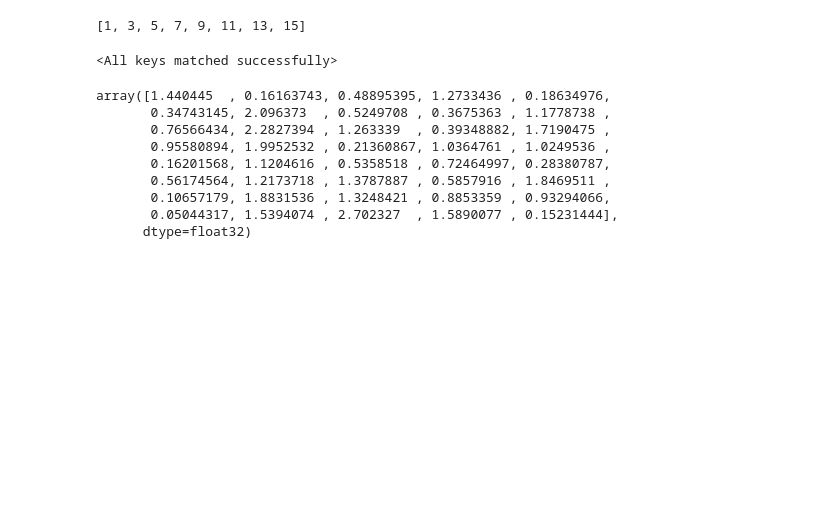
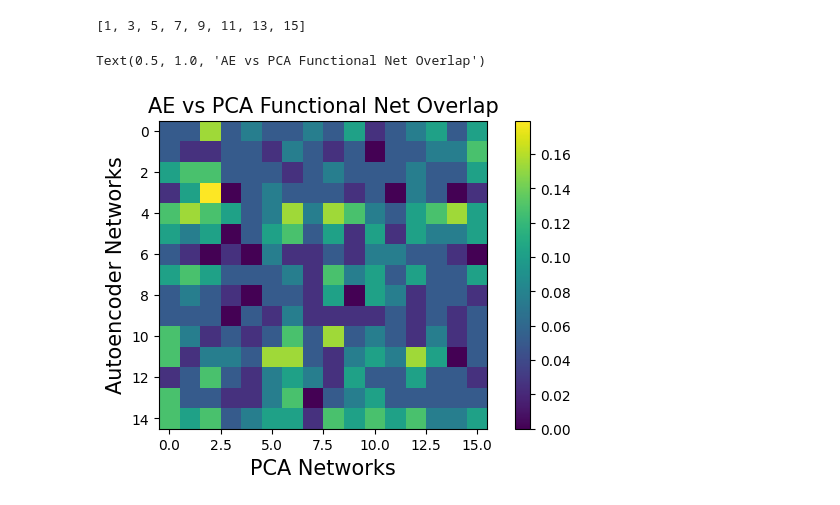
Before and after one commit to ntolley/metanets, a Jupyter notebook: notebooks/autoencoder_networks.ipynb, the cells around one changed output. Saved outputs shown, nothing was run; the diff lists cells and outputs as text; code cells hidden in the pictures; blank space fills up the shorter version.

```diff
--- a/notebooks/autoencoder_networks.ipynb
+++ b/notebooks/autoencoder_networks.ipynb
@@ -40,17 +45,4 @@ with open('../data/ann_bottleneck_sweep_results.pkl', 'rb') as f:
 print(metadata['bottleneck_values'])
 # %% [output]
 [1, 3, 5, 7, 9, 11, 13, 15]
-# %%
-fold = 0
-bottleneck = 7
-input_size = 40
-encoder_layer_size = [500, 300, 100]
-decoder_layer_size = encoder_layer_size[::-1]
-
-
-model = utils.model_ann_autoencoder(input_size, encoder_layer_size, decoder_layer_size, bottleneck=bottleneck).to(device)
-state_dict = torch.load('../models/ann/bottleneck/ann_fold0_bottleneck7.pt')
-model.load_state_dict(state_dict)
-# %% [output]
-<All keys matched successfully>
 # %%
@@ -82,12 +118,0 @@ for bottleneck_idx in range(bottleneck):
-# %%
-np.std(decoder_output[0,:,:],axis=0)
-# %% [output]
-array([1.440445  , 0.16163743, 0.48895395, 1.2733436 , 0.18634976,
-       0.34743145, 2.096373  , 0.5249708 , 0.3675363 , 1.1778738 ,
-       0.76566434, 2.2827394 , 1.263339  , 0.39348882, 1.7190475 ,
-       0.95580894, 1.9952532 , 0.21360867, 1.0364761 , 1.0249536 ,
-       0.16201568, 1.1204616 , 0.5358518 , 0.72464997, 0.28380787,
-       0.56174564, 1.2173718 , 1.3787887 , 0.5857916 , 1.8469511 ,
-       0.10657179, 1.8831536 , 1.3248421 , 0.8853359 , 0.93294066,
-       0.05044317, 1.5394074 , 2.702327  , 1.5890077 , 0.15231444],
-      dtype=float32)
@@ -93,0 +122,26 @@ array([1.440445  , 0.16163743, 0.48895395, 1.2733436 , 0.18634976,
+# %%
+network_similarity = np.zeros((len(pca_region_list), len(ae_region_list)))
+for pca_idx in range(len(pca_region_list)):
+    for ae_idx in range(len(ae_region_list)):
+        pca_regions, ae_regions = np.zeros(len(labels)), np.zeros(len(labels))
+        pca_regions[pca_region_list[pca_idx]] = 1.0
+        ae_regions[ae_region_list[ae_idx]] = 1.0
+
+        overlap = np.sum((pca_regions + ae_regions) == 2.0) / np.max([len(ae_regions), len(pca_regions)])
+
+        network_similarity[pca_idx, ae_idx] = overlap
+# %%
+labelsize = 15
+ticksize = 10
+plt.figure(figsize=(7,4))
+plt.imshow(network_similarity.T)
+plt.colorbar()
+plt.xlabel('PCA Networks', fontsize=labelsize)
+plt.ylabel('Autoencoder Networks', fontsize=labelsize)
+plt.xticks(fontsize=ticksize)
+plt.yticks(fontsize=ticksize)
+
+plt.title('AE vs PCA Functional Net Overlap', fontsize=labelsize)
+# %% [output]
+Text(0.5, 1.0, 'AE vs PCA Functional Net Overlap')
+[figure, added]
```
Also changed, not shown: parts of 8 cells of this notebook.
